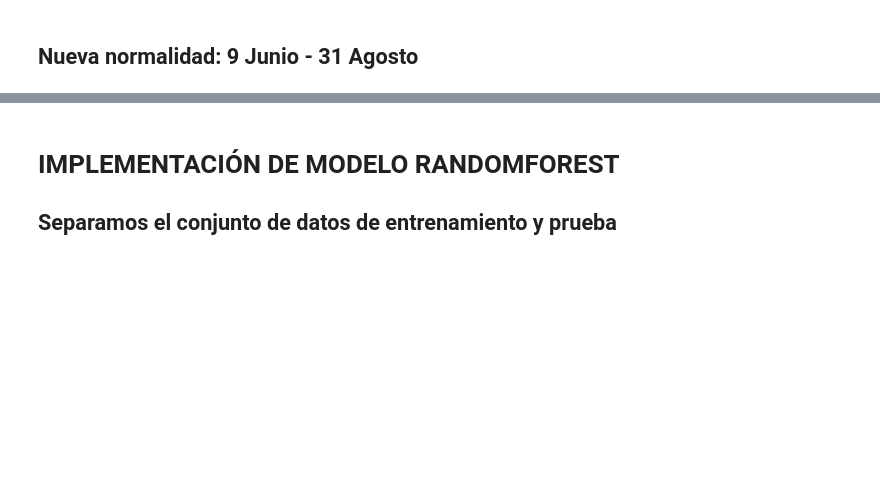
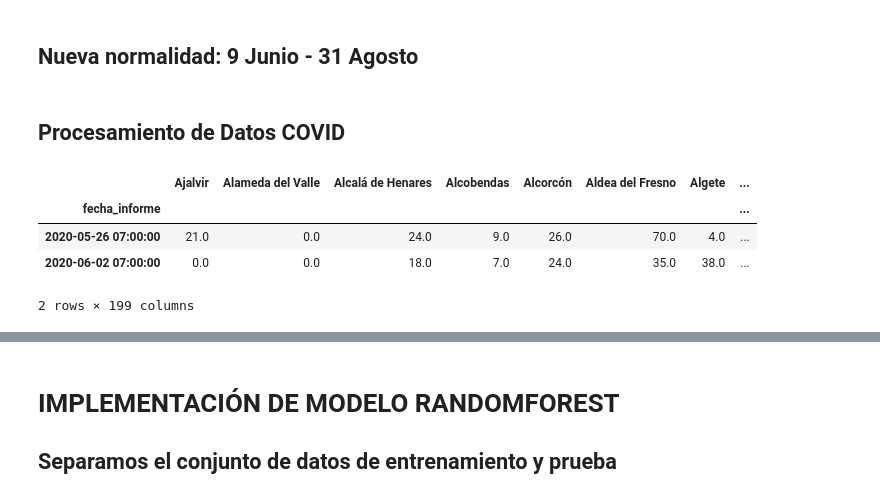
Before and after one commit to Jhonvalencia77/7mo_avance, a Jupyter notebook: 4-2_Random_Forest_RollingForecasting.ipynb, the cells around one changed output, grey strips where cells are left out. Saved outputs shown, nothing was run; the diff lists cells and outputs as text; code cells hidden in the pictures; blank space fills up the shorter version.

```diff
--- a/4-2_Random_Forest_RollingForecasting.ipynb
+++ b/4-2_Random_Forest_RollingForecasting.ipynb
@@ -200,3 +200,50 @@ start_date = pd.Timestamp('2020-06-09')
 end_date = pd.Timestamp('2020-08-31 23:00:00')
 mask = (Periodo1['ds'] >= start_date) & (Periodo1['ds'] <= end_date)
 PeriodoNnormalidad = Periodo1.loc[mask]
+# %% [markdown]
+## Procesamiento de Datos COVID
+# %%
+basepath = "/media/jonathan/JHON/Tesis/DatosTesis/Data_Covid19/covid19FEB_JUL.csv"
+data = pd.read_csv(basepath, sep=';',dtype={"municipio_distrito": str,
+                                        "tasa_incidencia_acumulada_ultimos_14dias": str,
+                                        "tasa_incidencia_acumulada_total": str},index_col='fecha_informe',parse_dates=True, usecols=[0,1,3], encoding='latin-1')
+
+data['TasaIncidenciaAcumulada_Ultimos14dias'] = [int(value.split(",",1)[0]) for value in data['tasa_incidencia_acumulada_ultimos_14dias']]
+#data.dtypes
+
+basepath = "/media/jonathan/JHON/Tesis/DatosTesis/Data_Covid19/covid19JUL_2022.csv"
+data2 = pd.read_csv(basepath, sep=';',dtype={"municipio_distrito": str,
+                                        "tasa_incidencia_acumulada_ultimos_14dias": str,
+                                        "tasa_incidencia_acumulada_total": str},index_col='fecha_informe',parse_dates=True, usecols=[0,1,5], encoding='latin-1')
+
+data2['TasaIncidenciaAcumulada_Ultimos14dias'] = [int(value.split(",",1)[0]) for value in data2['tasa_incidencia_acumulada_ultimos_14dias']]
+data2.head(5)
+
+################################### Cambiamos la forma de las tablas ################################
+table = pd.pivot_table(data, values=["TasaIncidenciaAcumulada_Ultimos14dias"], index=["fecha_informe"], columns=["municipio_distrito"], aggfunc={"TasaIncidenciaAcumulada_Ultimos14dias":"first"})
+table.head(5)
+
+table2 = pd.pivot_table(data2, values=["TasaIncidenciaAcumulada_Ultimos14dias"], index=["fecha_informe"], columns=["municipio_distrito"], aggfunc={"TasaIncidenciaAcumulada_Ultimos14dias":"first"})
+table2.head(5)
+
+table = table.astype(np.float64)
+table2 = table2.astype(np.float64)
+
+#Quitamos los niveles sobrantes del nivel superior y reiniciamos index - Solo se hace una vez de lo contrario genera problema
+table.columns =[str(s2) for (s1,s2) in table.columns.tolist()]
+table_Final = table.reset_index()
+table_Final.set_index('fecha_informe', inplace = True)
+
+table2.columns =[str(s2) for (s1,s2) in table2.columns.tolist()]
+table2_Final = table2.reset_index()
+table2_Final.set_index('fecha_informe', inplace = True)
+
+#table.dtypes
+#table.iloc[120:127,97:115]
+table2_Final.head(2)
+# %% [output]
+|  | Ajalvir | Alameda del Valle | Alcalá de Henares | Alcobendas | Alcorcón | Aldea del Fresno | Algete | ... |
+| fecha_informe |  |  |  |  |  |  |  | ... |
+| 2020-05-26 07:00:00 | 21.0 | 0.0 | 24.0 | 9.0 | 26.0 | 70.0 | 4.0 | ... |
+| 2020-06-02 07:00:00 | 0.0 | 0.0 | 18.0 | 7.0 | 24.0 | 35.0 | 38.0 | ... |
+2 rows × 199 columns
```
Also changed, not shown: parts of 14 cells of this notebook, 3 other files.
